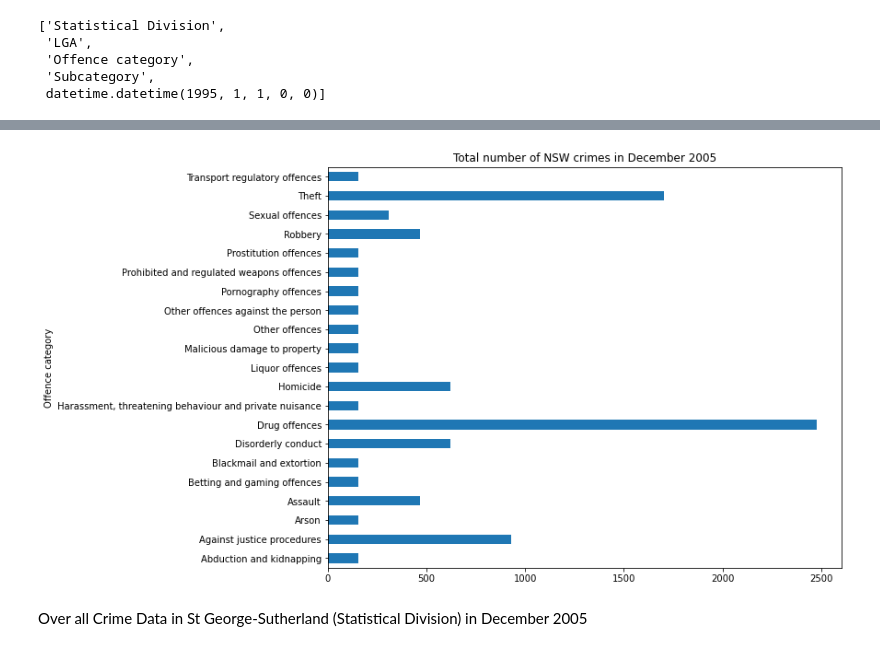
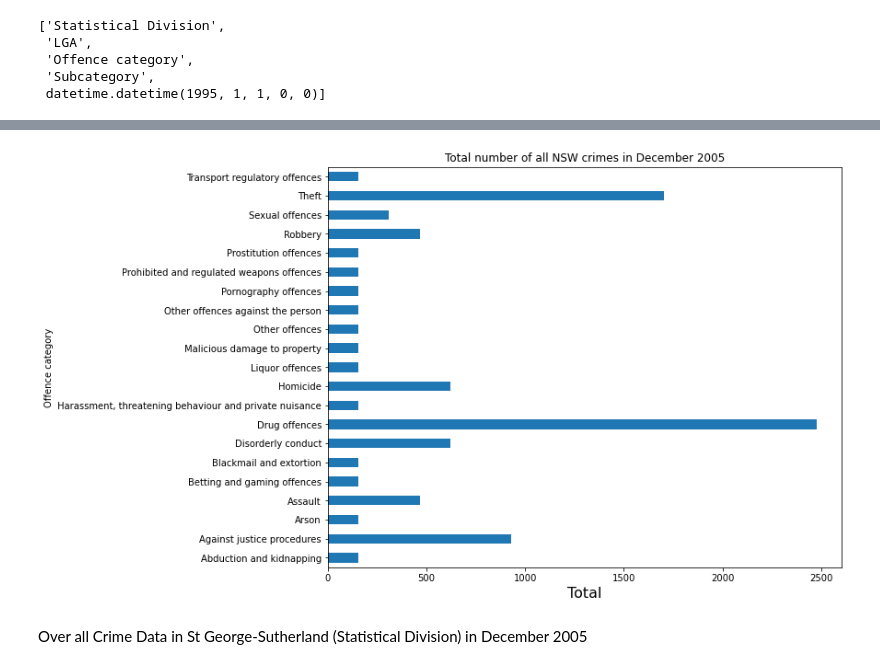
Before and after one commit to joshmic/Data_Project, a Jupyter notebook: Crime Data - NSW.ipynb, the cells around one changed output, grey strips where cells are left out. Drawn from its saved outputs; the diff is of its cells as text; code cells hidden in the pictures.

```diff
--- a/Crime Data - NSW.ipynb
+++ b/Crime Data - NSW.ipynb
@@ -179,9 +179,10 @@ crime_data_Dec_2005.sample(10)
 # %%
 crime_data_Dec_2005.groupby('Offence category').count()["Statistical Division"].plot.barh()
-plt.title("Total number of NSW crimes in December 2005")
+plt.title("Total number of all NSW crimes in December 2005")
+plt.xlabel('Total', fontsize = 16)
 plt.show()
 # %% [output]
-[figure, old version]
+[figure, new version]
 # %% [markdown]
 Over all Crime Data in St George-Sutherland (Statistical Division) in December 2005
 # %%
```
Also changed, not shown: parts of 11 cells of this notebook.
